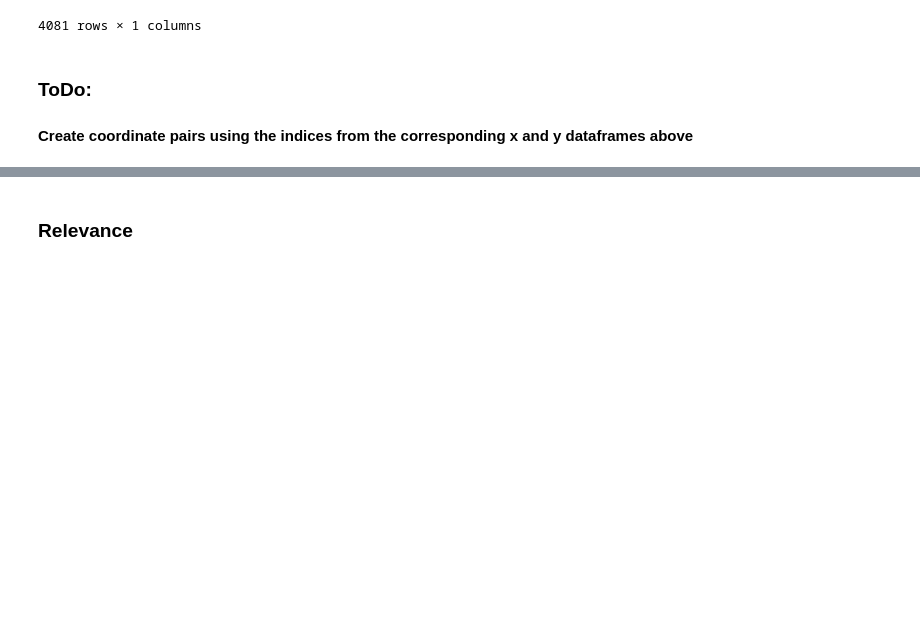
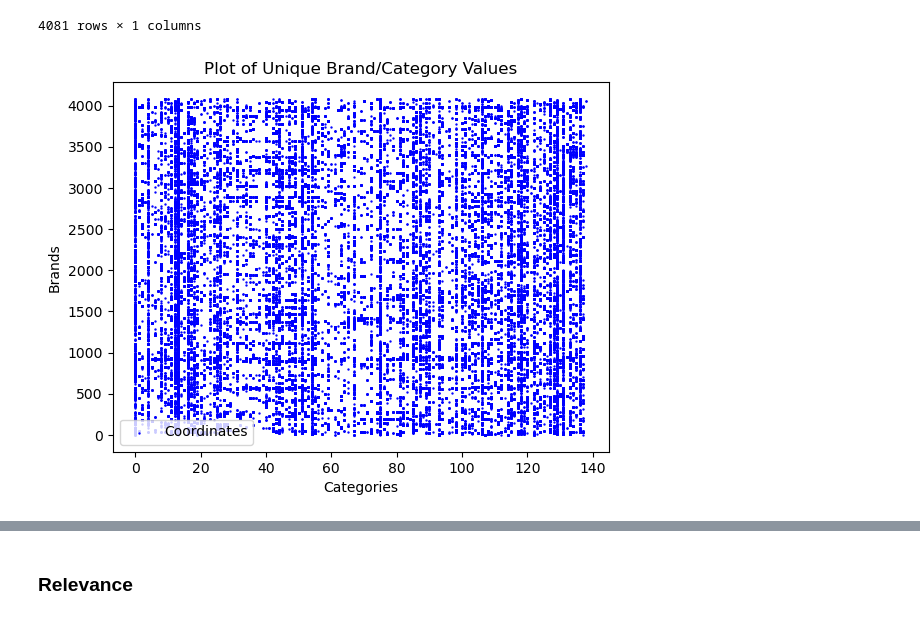
Before and after one commit to seel6470/CSPB-4502-Group-9-Project, a Jupyter notebook: Project Code.ipynb, the cells around one changed output, grey strips where cells are left out. Saved outputs shown, nothing was run; the diff lists cells and outputs as text; code cells hidden in the pictures; blank space fills up the shorter version.

```diff
--- a/Project Code.ipynb
+++ b/Project Code.ipynb
@@ -496,6 +493,35 @@ y_axis_brands
 | 4079 | zvezda |
 | 4080 | zyxel |
 4081 rows × 1 columns
-# %% [markdown]
-### ToDo:
-#### Create coordinate pairs using the indices from the corresponding x and y dataframes above
+# %%
+import numpy as np
+
+x_axis_categories = x_axis_categories.to_numpy().flatten()
+y_axis_brands = y_axis_brands.to_numpy().flatten()
+# %%
+x_values = np.array([])
+y_values = np.array([])
+x_y_values = np.array([])
+
+for index, row in unique_value_pairs.iterrows():
+    x = np.argwhere(x_axis_categories == row[0]).flatten()
+    y = np.argwhere(y_axis_brands == row[1]).flatten()
+    x_values = np.append(x_values, x)
+    y_values = np.append(y_values, y)
+    x_y_values = np.append(x_y_values, np.array([x, y]))
+
+# Reshape x_values and y_values to match the expected shape
+x_values = x_values.reshape(-1)
+y_values = y_values.reshape(-1)
+
+# Reshape x_y_values to be a 2D array
+x_y_values = x_y_values.reshape(-1, 2)
+# %%
+plt.scatter(x_values, y_values, color='blue', label='Coordinates', s=0.5)
+plt.xlabel('Categories')
+plt.ylabel('Brands')
+plt.title('Plot of Unique Brand/Category Values')
+plt.legend()
+plt.show()
+# %% [output]
+[figure, added]
```
Also changed, not shown: parts of 24 cells of this notebook.
